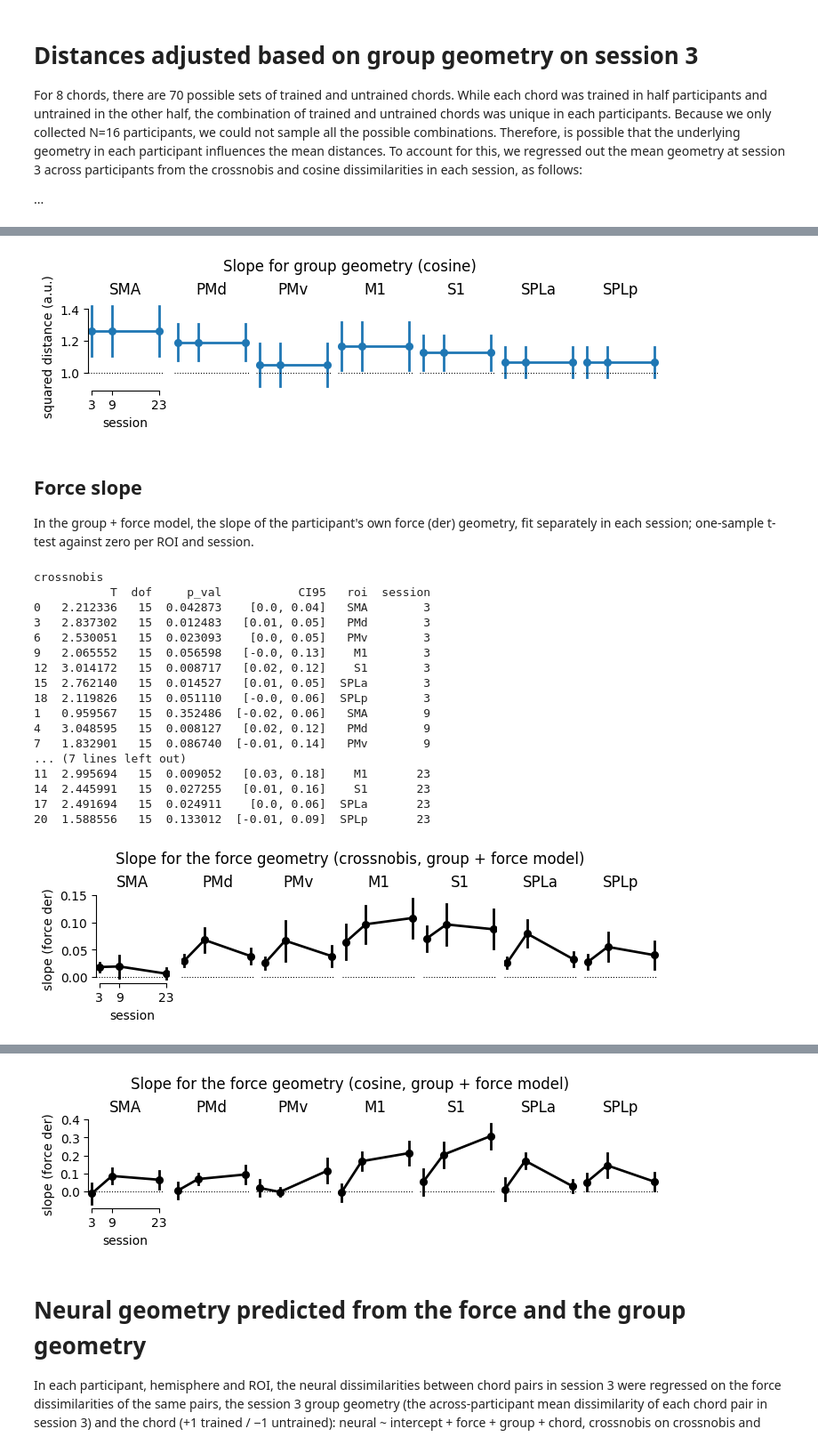
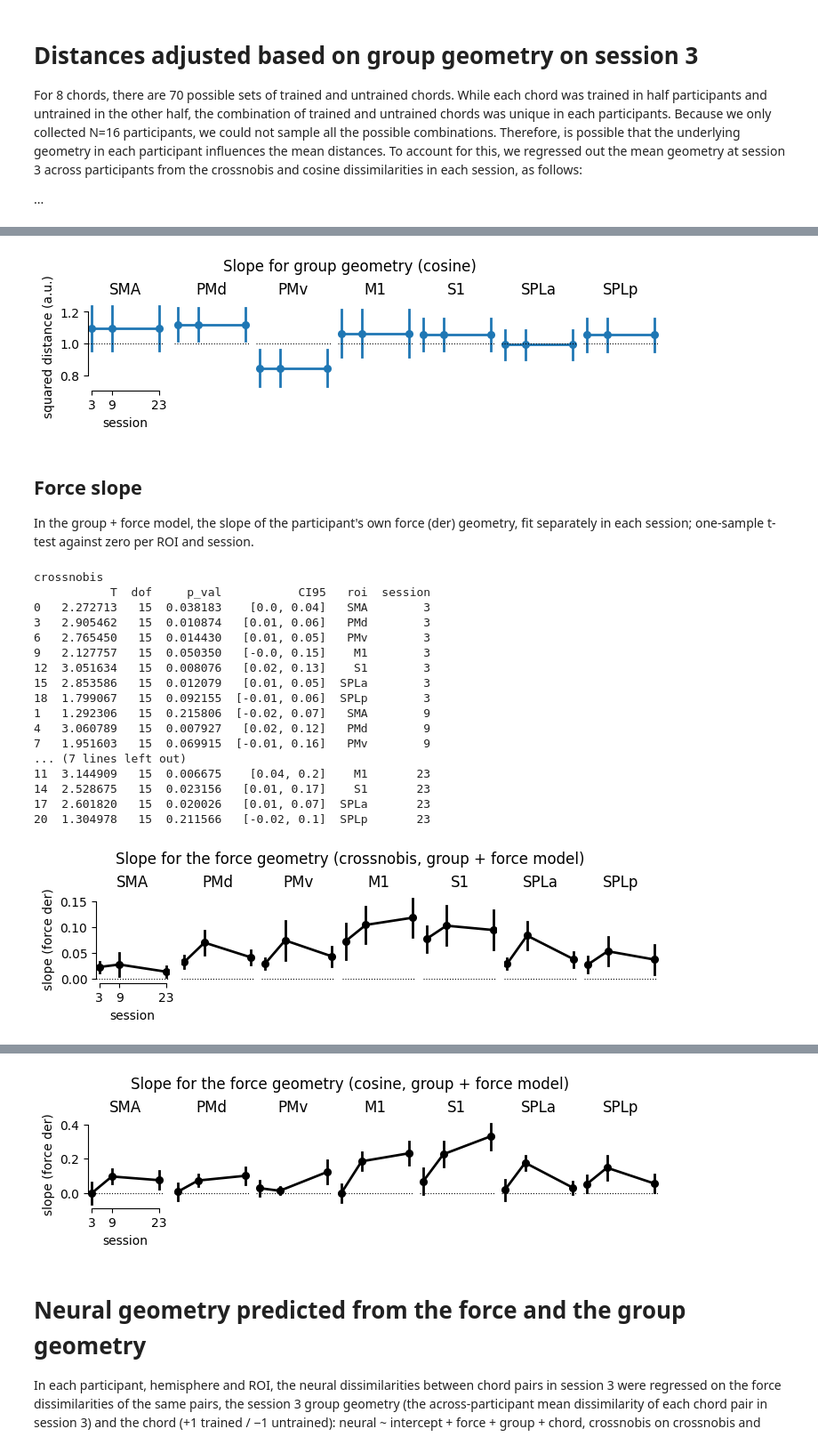
Before and after one commit to mnlmrc/EFC_learningfMRI, a Jupyter notebook: notebooks/ancova.ipynb, the cells around one changed output, grey strips where cells are left out. Shown at 89% size. Saved outputs shown, nothing was run; the diff lists cells and outputs as text; code cells hidden in the pictures.

```diff
--- a/notebooks/ancova.ipynb
+++ b/notebooks/ancova.ipynb
@@ -109,13 +109,13 @@ For 8 chords, there are 70 possible sets of trained and untrained chords. While
 ...
 # %%
 # adjusted for the group geometry only, and for the group + the subject's own force (der) geometry
-dist_ancova = pd.read_csv(os.path.join(gl.baseDir, gl.pcmDir, f'dissimilarity_ancova.within_session.ROI.glm{glm}.tsv'), sep='\t')
+dist_ancova = pd.read_csv(os.path.join(gl.baseDir, gl.pcmDir, f'dissimilarity_ancova_group.within_session.{atlas}.glm{glm}.tsv'), sep='\t')
 dist_ancova = dist_ancova[dist_ancova.Hem==H]
-dist_chord_sess_ancova = dist_ancova.groupby(['sn', 'Hem', 'roi', 'session', 'chord']).mean(numeric_only=True).reset_index()
+dist_chord_sess_ancova = dist_ancova.groupby(['sn', 'Hem', 'roi', 'distance', 'session', 'chord']).mean(numeric_only=True).reset_index()
 
-dist_ancova_force = pd.read_csv(os.path.join(gl.baseDir, gl.pcmDir, f'dissimilarity_ancova_force.der.within_session.ROI.glm{glm}.tsv'), sep='\t')
-dist_ancova_force = dist_ancova_force[dist_ancova_force.Hem==H]
-dist_chord_sess_ancova_force = dist_ancova_force.groupby(['sn', 'Hem', 'roi', 'session', 'chord']).mean(numeric_only=True).reset_index()
+dist_ancova_force = pd.read_csv(os.path.join(gl.baseDir, gl.pcmDir, f'dissimilarity_ancova_group_force.within_session.{atlas}.glm{glm}.tsv'), sep='\t')
+dist_ancova_force = dist_ancova_force[(dist_ancova_force.Hem==H) & (dist_ancova_force.force_metric=='der')]
+dist_chord_sess_ancova_force = dist_ancova_force.groupby(['sn', 'Hem', 'roi', 'distance', 'session', 'chord']).mean(numeric_only=True).reset_index()
 
 adjusted = {'group': dist_chord_sess_ancova, 'group + force': dist_chord_sess_ancova_force}
 
@@ -126,9 +126,10 @@ palette_ancova = {'group': palette, 'group + force': ['darkred', 'darkblue']}
 fig, axs = plt.subplots(1, len(rois), sharey=True, sharex=True, figsize=(7, 2), constrained_layout=True)
 
 for a, (label, df) in enumerate(adjusted.items()):
-        plot_im_sess(fig, axs, df, rois, y='crossnobis', x='session', hue='chord', hue_order=hue_order, palette=palette_ancova[label], kind='point', estimator='mean', dodge=.4, add_zero=True, legend=a==0, **linestyle[label])
+        df = df[df.distance == 'crossnobis']
+        plot_im_sess(fig, axs, df, rois, y='adjusted', x='session', hue='chord', hue_order=hue_order, palette=palette_ancova[label], kind='point', estimator='mean', dodge=.4, add_zero=True, legend=a==0, **linestyle[label])
 
-        ttest = ttest_im_sess(df, rois, y='crossnobis', x='session', hue='chord', hue_order=hue_order)
+        ttest = ttest_im_sess(df, rois, y='adjusted', x='session', hue='chord', hue_order=hue_order)
         ttest['roi'] = pd.Categorical(ttest.roi, categories=rois, ordered=True)  # ROIs in gl.rois[atlas] order
         ttest.sort_values(by=['session', 'roi'], inplace=True)
 
@@ -167,9 +168,10 @@ adjusted for group
 fig, axs = plt.subplots(1, len(rois), sharey=True, sharex=True, figsize=(7, 2), constrained_layout=True)
 
 for a, (label, df) in enumerate(adjusted.items()):
-        plot_im_sess(fig, axs, df, rois, y='cosine', x='session', hue='chord', hue_order=hue_order, palette=palette_ancova[label], kind='point', estimator='mean', dodge=.4, add_zero=True, legend=a==0, **linestyle[label])
+        df = df[df.distance == 'cosine']
+        plot_im_sess(fig, axs, df, rois, y='adjusted', x='session', hue='chord', hue_order=hue_order, palette=palette_ancova[label], kind='point', estimator='mean', dodge=.4, add_zero=True, legend=a==0, **linestyle[label])
 
-        ttest = ttest_im_sess(df, rois, y='cosine', x='session', hue='chord', hue_order=hue_order)
+        ttest = ttest_im_sess(df, rois, y='adjusted', x='session', hue='chord', hue_order=hue_order)
         ttest['roi'] = pd.Categorical(ttest.roi, categories=rois, ordered=True)  # ROIs in gl.rois[atlas] order
         ttest.sort_values(by=['session', 'roi'], inplace=True)
 
@@ -206,14 +208,13 @@ adjusted for group
 [figure]
 # %%
-for df in adjusted.values():
-        df['theta'] = np.arccos(1 - df.cosine)
-
 fig, axs = plt.subplots(1, len(rois), sharey=True, sharex=True, figsize=(7, 2), constrained_layout=True)
 
 for a, (label, df) in enumerate(adjusted.items()):
+        df = df[df.distance == 'cosine'].copy()
+        df['theta'] = np.arccos(1 - df.adjusted)
         plot_im_sess(fig, axs, df, rois, y='theta', x='session', hue='chord', hue_order=hue_order, palette=palette_ancova[label], kind='point', estimator='mean', dodge=.4, add_zero=False, legend=a==0, **linestyle[label])
 
-        ttest = ttest_im_sess(df, rois, y='theta', x='session', hue='chord', hue_order=hue_order)
+        ttest = ttest_im_sess(df, rois, y='theta', x='session', hue='chord', hue_order=hue_order, alternative='greater')
         ttest['roi'] = pd.Categorical(ttest.roi, categories=rois, ordered=True)  # ROIs in gl.rois[atlas] order
         ttest.sort_values(by=['session', 'roi'], inplace=True)
 
@@ -269,7 +288,8 @@ plt.show()
 # %%
 fig, axs = plt.subplots(1, len(rois), sharey=True, sharex=True, figsize=(7, 2), constrained_layout=True)
 
-plot_im_sess(fig, axs, dist_chord_sess_ancova, rois, y='cosine_slope_group', x='session', kind='point', estimator='mean', dodge=.4, add_zero=1)
+df = dist_chord_sess_ancova[dist_chord_sess_ancova.distance == 'cosine']
+plot_im_sess(fig, axs, df, rois, y='slope_group', x='session', kind='point', estimator='mean', dodge=.4, add_zero=1)
 sb.despine(ax=axs[0], trim=True)
 axs[0].set_ylabel('squared distance (a.u.)')
 axs[-1].legend([], frameon=False, loc='upper right')
@@ -280,51 +300,51 @@ fig.suptitle('Slope for group geometry (cosine)')
 
 plt.show()
 # %% [output]
-[figure, old version]
+[figure, new version]
 # %% [markdown]
 ## Force slope
 In the group + force model, the slope of the participant's own force (der) geometry, fit separately in each session; one-sample t-test against zero per ROI and session.
 # %%
-# one slope per participant, ROI and session
-slope_force = dist_ancova_force.groupby(['sn', 'roi', 'session'])[['crossnobis_slope_force_der', 'cosine_slope_force_der']].first().reset_index()
+# one slope per participant, ROI, distance and session
+slope_force = dist_ancova_force.groupby(['sn', 'roi', 'distance', 'session']).slope_force.first().reset_index()
 
 for metric in ['crossnobis', 'cosine']:
-    y = f'{metric}_slope_force_der'
+    df = slope_force[slope_force.distance == metric]
 
     fig, axs = plt.subplots(1, len(rois), sharey=True, sharex=True, figsize=(7, 2), constrained_layout=True)
 
-    plot_im_sess(fig, axs, slope_force, rois, y=y, x='session', color='k', kind='point', estimator='mean', add_zero=True)
+    plot_im_sess(fig, axs, df, rois, y='slope_force', x='session', color='k', kind='point', estimator='mean', add_zero=True)
     sb.despine(ax=axs[0], trim=True)
     axs[0].set_ylabel('slope (force der)')
     axs[0].set_xlabel('session')
 
-    ttest = ttest_im_sess(slope_force, rois, y=y, x='session')
+    ttest = ttest_im_sess(df, rois, y='slope_force', x='session')
     ttest['roi'] = pd.Categorical(ttest.roi, categories=rois, ordered=True)  # ROIs in gl.rois[atlas] order
     ttest.sort_values(by=['session', 'roi'], inplace=True)
     print(metric)
     print(ttest[['T', 'dof', 'p_val', 'CI95', 'roi', 'session']])
 
     fig.suptitle(f'Slope for the force geometry ({metric}, group + force model)')
 
     plt.show()
 # %% [output]
 crossnobis
            T  dof     p_val           CI95   roi  session
-0   2.212336   15  0.042873    [0.0, 0.04]   SMA        3
-3   2.837302   15  0.012483   [0.01, 0.05]   PMd        3
-6   2.530051   15  0.023093    [0.0, 0.05]   PMv        3
-9   2.065552   15  0.056598   [-0.0, 0.13]    M1        3
-12  3.014172   15  0.008717   [0.02, 0.12]    S1        3
-15  2.762140   15  0.014527   [0.01, 0.05]  SPLa        3
-18  2.119826   15  0.051110   [-0.0, 0.06]  SPLp        3
-1   0.959567   15  0.352486  [-0.02, 0.06]   SMA        9
-4   3.048595   15  0.008127   [0.02, 0.12]   PMd        9
-7   1.832901   15  0.086740  [-0.01, 0.14]   PMv        9
+0   2.272713   15  0.038183    [0.0, 0.04]   SMA        3
+3   2.905462   15  0.010874   [0.01, 0.06]   PMd        3
+6   2.765450   15  0.014430   [0.01, 0.05]   PMv        3
+9   2.127757   15  0.050350   [-0.0, 0.15]    M1        3
+12  3.051634   15  0.008076   [0.02, 0.13]    S1        3
+15  2.853586   15  0.012079   [0.01, 0.05]  SPLa        3
+18  1.799067   15  0.092155  [-0.01, 0.06]  SPLp        3
+1   1.292306   15  0.215806  [-0.02, 0.07]   SMA        9
+4   3.060789   15  0.007927   [0.02, 0.12]   PMd        9
+7   1.951603   15  0.069915  [-0.01, 0.16]   PMv        9
 ... (7 lines left out)
-11  2.995694   15  0.009052   [0.03, 0.18]    M1       23
-14  2.445991   15  0.027255   [0.01, 0.16]    S1       23
-17  2.491694   15  0.024911    [0.0, 0.06]  SPLa       23
-20  1.588556   15  0.133012  [-0.01, 0.09]  SPLp       23
+11  3.144909   15  0.006675    [0.04, 0.2]    M1       23
+14  2.528675   15  0.023156   [0.01, 0.17]    S1       23
+17  2.601820   15  0.020026   [0.01, 0.07]  SPLa       23
+20  1.304978   15  0.211566   [-0.02, 0.1]  SPLp       23
-[figure, old version]
+[figure, new version]
 cosine
            T  dof     p_val           CI95   roi  session
@@ -346,4 +366,4 @@ cosine
-[figure, old version]
+[figure, new version]
 # %% [markdown]
 # Neural geometry predicted from the force and the group geometry
 In each participant, hemisphere and ROI, the neural dissimilarities between chord pairs in session 3 were regressed on the force dissimilarities of the same pairs, the session 3 group geometry (the across-participant mean dissimilarity of each chord pair in session 3) and the chord (+1 trained / −1 untrained): neural ~ intercept + force + group + chord, crossnobis on crossnobis and cosine on cosine, separately for absolute force (`abs`) and force derivative (`der`). The fitted model was then used to predict the neural dissimilarities of every session. The group and chord terms are the same in every session, so in sessions 9 and 23 they only contribute a fixed per-pair offset, and the change in the prediction comes from the force geometry alone. The residual (observed − predicted) is the part of the neural geometry the model does not account for. Session 3 is the fitting session, so its residuals are in-sample and average to zero within trained and untrained pairs.
```
Also changed, not shown: parts of 6 cells of this notebook, 11 other files.
